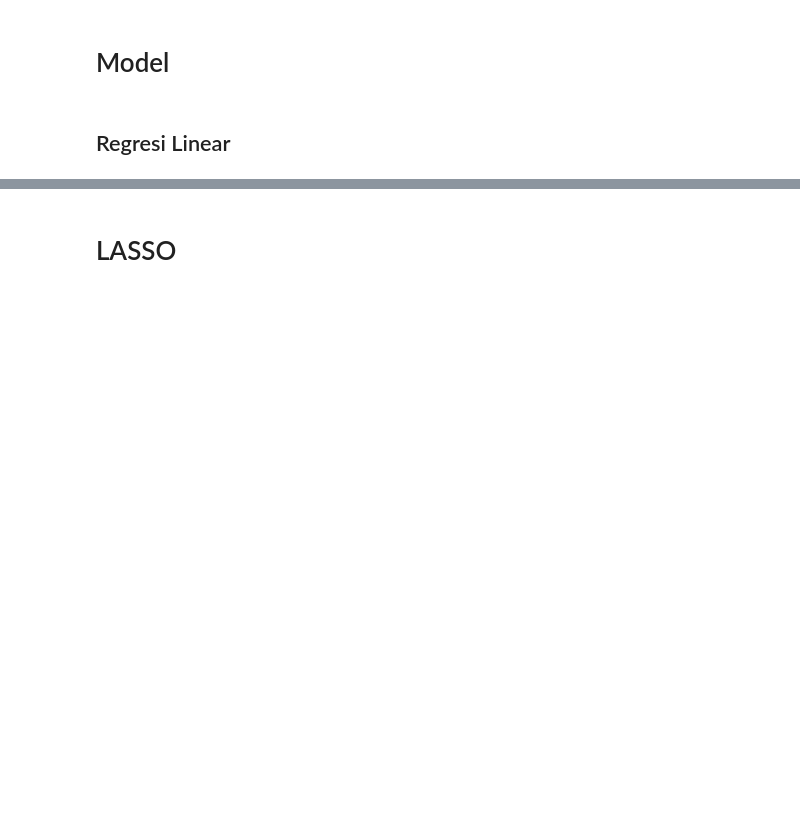
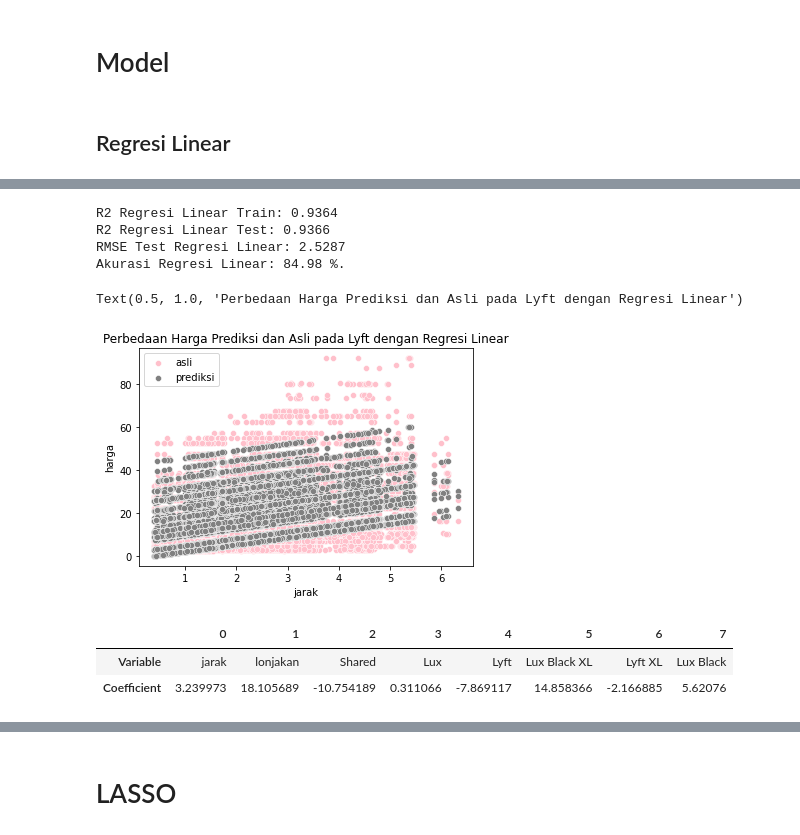
Before and after one commit to ainajefelina/FP1-Analisis, a Jupyter notebook: FP1/4.ipynb, the cells around one changed output, grey strips where cells are left out. Drawn from its saved outputs; the diff is of its cells as text; code cells hidden in the pictures; blank space fills up the shorter version.

```diff
--- a/FP1/4.ipynb
+++ b/FP1/4.ipynb
@@ -381,10 +371,8 @@ Index(['merk', 'tipe', 'harga', 'jarak', 'cuaca', 'UberXL', 'Black', 'UberX',
 # %%
 # memilih data yang akan digunakan untuk proses modeling pada merk Lyft
-X_lyft = df_lyft[['jarak', 'lonjakan', 'Shared', 'Lux', 'Lyft', 'Lux Black XL', 'Lyft XL', 'Lux Black', ' Mostly Cloudy ',
-                         ' Rain ', ' Clear ', ' Partly Cloudy ', ' Overcast ', ' Light Rain ',' Foggy ', ' Possible Drizzle ',
-                         ' Drizzle ']]
+X_lyft = df_lyft[['jarak', 'lonjakan', 'Shared', 'Lux', 'Lyft','Lux Black XL', 'Lyft XL', 'Lux Black']]
 y_lyft= df_lyft['harga']
 
-lyft_X_train, lyft_X_test, lyft_y_train, lyft_y_test = train_test_split(X_lyft, y_lyft, test_size=0.20,random_state=325)
+train_X_lyft, test_X_lyft, train_y_lyft, test_y_lyft = train_test_split(X_lyft, y_lyft, test_size=0.3,random_state=325)
 # %%
 # memilih data yang akan digunakan untuk proses modeling pada merk Uber
@@ -475,0 +387,47 @@ Linear Regression Uber Accuracy: 84.99 %.
+# %%
+# Regresi Linear untuk Lyft
+
+# Mendefinisikan model
+lr = LinearRegression()
+
+# Fit model
+lr_model_lyft = lr.fit(train_X_lyft, train_y_lyft)
+pred_y_lyft = lr_model_lyft .predict(test_X_lyft)
+
+# Menampilkan hasil uji
+r2_lr_train_lyft = lr.score(train_X_lyft, train_y_lyft)
+print('R2 Regresi Linear Train: %.4f' % r2_lr_train_lyft)
+
+r2_lr_test_lyft = lr.score(test_X_lyft, test_y_lyft)
+print('R2 Regresi Linear Test: %.4f' % r2_lr_test_lyft)
+
+mse_lr_lyft = mean_squared_error(pred_y_lyft, test_y_lyft)
+mse_lr_lyft = np.sqrt(mse_lr_lyft)
+print('RMSE Test Regresi Linear: %.4f' % mse_lr_lyft)
+
+errors_lyft = abs(pred_y_lyft-test_y_lyft)
+mape_lyft = 100 * (errors_lyft  / test_y_lyft)
+akurasi_lr_lyft = 100 - np.mean(mape_lyft)
+print('Akurasi Regresi Linear:', round(akurasi_lr_lyft, 2), '%.')
+
+# Membuat scatter plot
+fig, ax = plt.subplots()
+sns.scatterplot(x=test_X_lyft.jarak, y=test_y_lyft, ax=ax)
+sns.scatterplot(x=test_X_lyft.jarak, y=pred_y_lyft, ax=ax)
+plt.legend(labels=["asli","prediksi"])
+plt.title("Perbedaan Harga Prediksi dan Asli pada Lyft dengan Regresi Linear")
+# %% [output]
+R2 Regresi Linear Train: 0.9364
+R2 Regresi Linear Test: 0.9366
+RMSE Test Regresi Linear: 2.5287
+Akurasi Regresi Linear: 84.98 %.
+Text(0.5, 1.0, 'Perbedaan Harga Prediksi dan Asli pada Lyft dengan Regresi Linear')
+[figure, added]
+# %%
+coef_lr_lyft = pd.concat([pd.Series(X_lyft.columns), pd.Series(lr_model_lyft.coef_)], axis=1)
+coef_lr_lyft.columns = ['Variable','Coefficient']
+coef_lr_lyft.transpose()
+# %% [output]
+|  | 0 | 1 | 2 | 3 | 4 | 5 | 6 | 7 |
+| Variable | jarak | lonjakan | Shared | Lux | Lyft | Lux Black XL | Lyft XL | Lux Black |
+| Coefficient | 3.239973 | 18.105689 | -10.754189 | 0.311066 | -7.869117 | 14.858366 | -2.166885 | 5.62076 |
```
Also changed, not shown: parts of 29 cells of this notebook, 1 other file.
